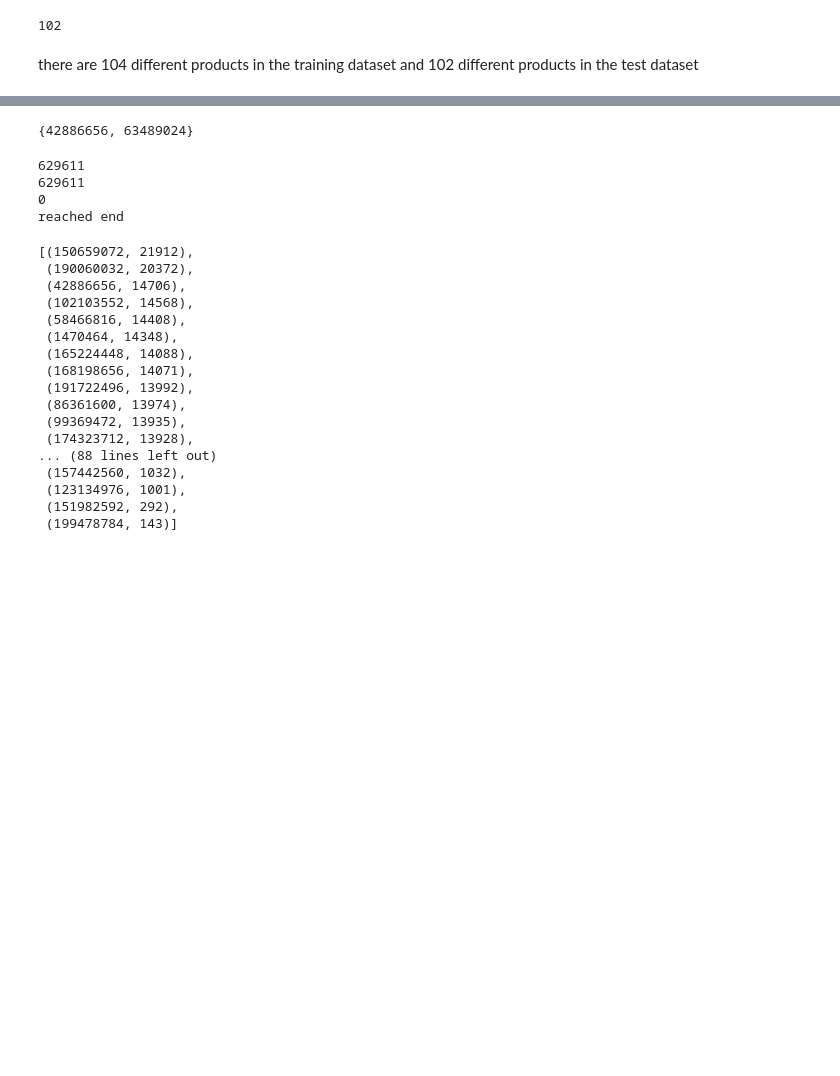
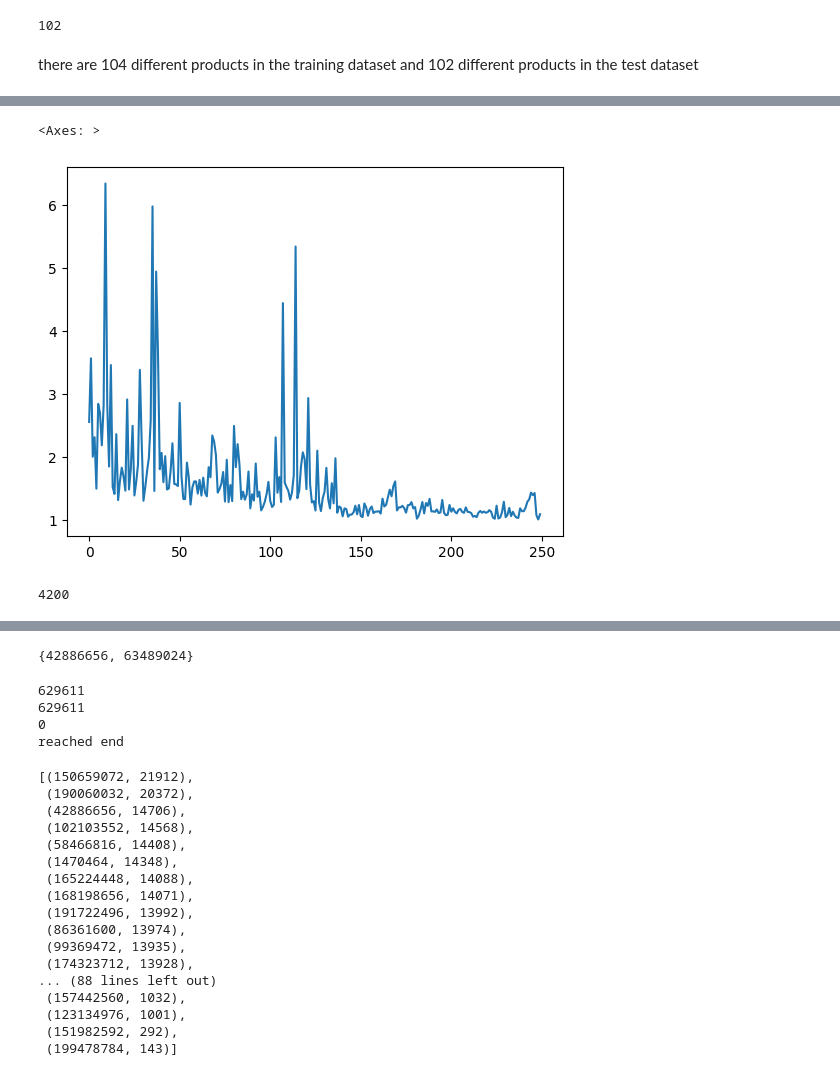
Before and after one commit to bootstrapM/erdos-may-2024-imputing-data, a Jupyter notebook: ChallengeDataSet/data-wrangling.ipynb, the cells around one changed output, grey strips where cells are left out. Cells and saved outputs as stored; diff of their text form; code cells hidden in the pictures; blank space fills up the shorter version.

```diff
--- a/ChallengeDataSet/data-wrangling.ipynb
+++ b/ChallengeDataSet/data-wrangling.ipynb
@@ -3,4 +7,4 @@ import pandas as pd
 # %%
-X_train = pd.read_csv("ChallengeDataSet/input_training_imet9ZU.csv")
-y_train = pd.read_csv("ChallengeDataSet/output_training_yCN1f2d.csv")
+X_train = pd.read_csv("/Users/hraj/Documents/Erdos/erdos-may-2024-imputing-data/ChallengeDataSet/input_training_imet9ZU.csv")
+y_train = pd.read_csv("/Users/hraj/Documents/Erdos/erdos-may-2024-imputing-data/ChallengeDataSet/output_training_yCN1f2d.csv")
 # %%
@@ -26,0 +63,5 @@ there are 104 different products in the training dataset and 102 different produ
+# %%
+train_dataset = X_train.copy()
+# %%
+train_dataset["spread"] = y_train["spread"]
+train_dataset.head()
@@ -26,0 +75,4 @@ there are 104 different products in the training dataset and 102 different produ
+# %%
+sample_train_dataset = train_dataset[train_dataset["product_id"] == 401920].copy()
+sample_train_dataset = sample_train_dataset.reset_index().drop(columns=['index'])
+sample_train_dataset.head(30)
@@ -26,0 +124,9 @@ there are 104 different products in the training dataset and 102 different produ
+# %%
+sample_train_dataset[sample_train_dataset["liquidity_rank"]==0][:250].reset_index().spread.plot()
+# %% [output]
+<Axes: >
+[figure, added]
+# %%
+len(X_test[X_test["product_id"] == 401920])
+# %% [output]
+4200
```
Also changed, not shown: parts of 20 cells of this notebook, 9 other files.
